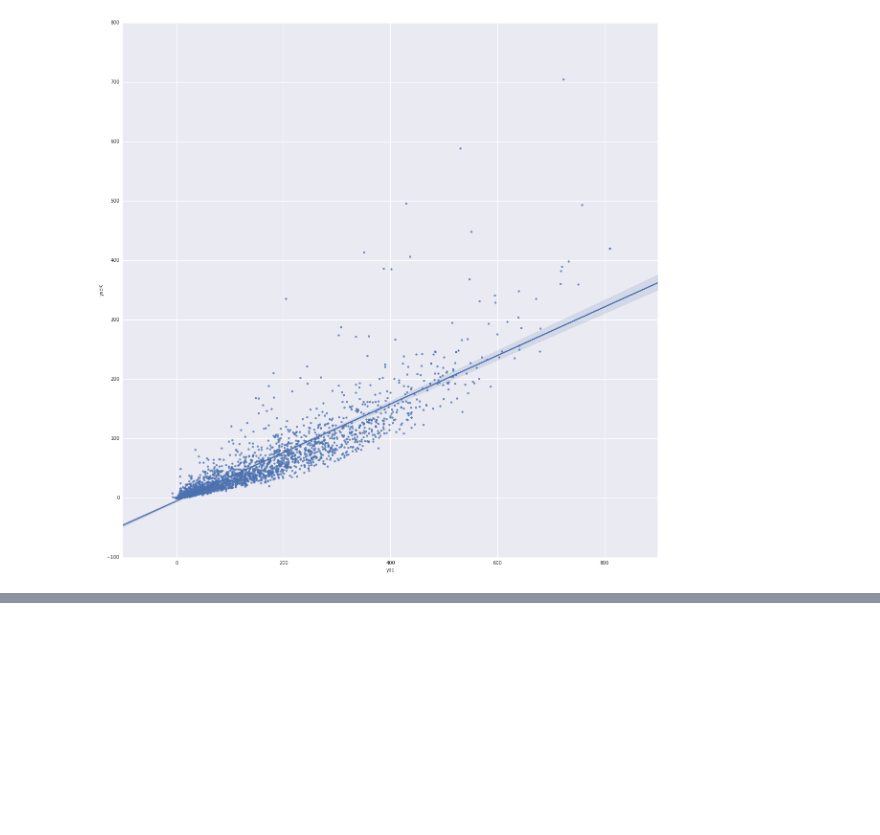
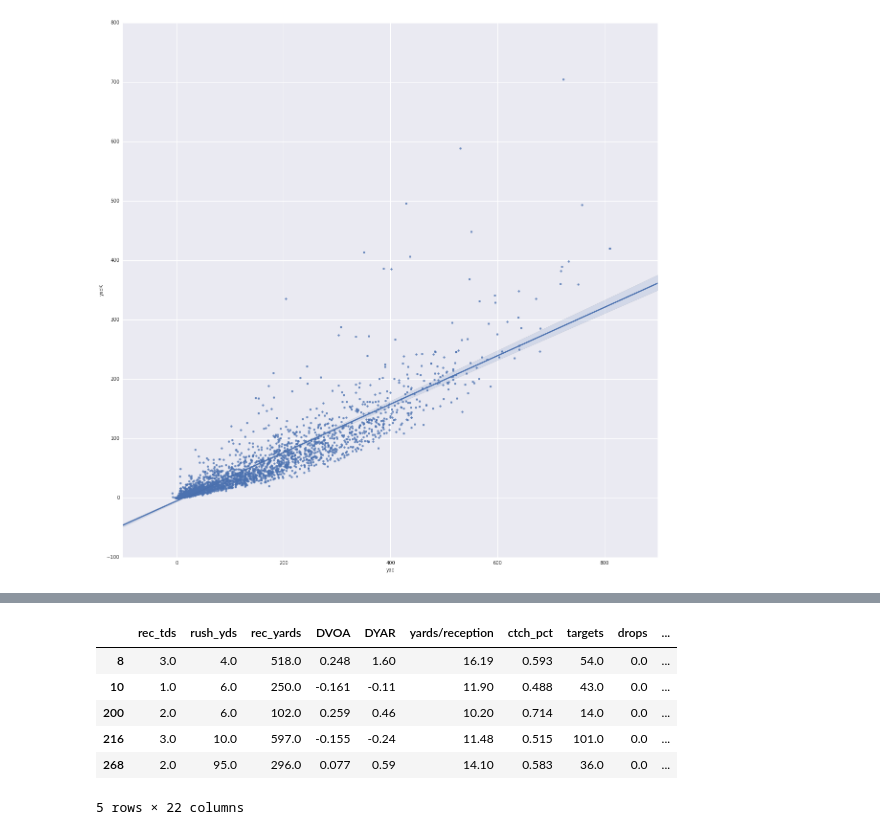
Before and after one commit to oneilltp18/GABBERT, a Jupyter notebook: wide_receivers/algorithm_sandbox.ipynb, the cells around one changed output, grey strips where cells are left out. Saved outputs shown, nothing was run; the diff lists cells and outputs as text; code cells hidden in the pictures; blank space fills up the shorter version.

```diff
--- a/wide_receivers/algorithm_sandbox.ipynb
+++ b/wide_receivers/algorithm_sandbox.ipynb
@@ -345,0 +488,10 @@ sns.regplot(data.yac, data.yacK)
+# %%
+test.head()
+# %% [output]
+|  | rec_tds | rush_yds | rec_yards | DVOA | DYAR | yards/reception | ctch_pct | targets | drops | ... |
+| 8 | 3.0 | 4.0 | 518.0 | 0.248 | 1.60 | 16.19 | 0.593 | 54.0 | 0.0 | ... |
+| 10 | 1.0 | 6.0 | 250.0 | -0.161 | -0.11 | 11.90 | 0.488 | 43.0 | 0.0 | ... |
+| 200 | 2.0 | 6.0 | 102.0 | 0.259 | 0.46 | 10.20 | 0.714 | 14.0 | 0.0 | ... |
+| 216 | 3.0 | 10.0 | 597.0 | -0.155 | -0.24 | 11.48 | 0.515 | 101.0 | 0.0 | ... |
+| 268 | 2.0 | 95.0 | 296.0 | 0.077 | 0.59 | 14.10 | 0.583 | 36.0 | 0.0 | ... |
+5 rows × 22 columns
```
Also changed, not shown: parts of 27 cells of this notebook, 3 other files.
